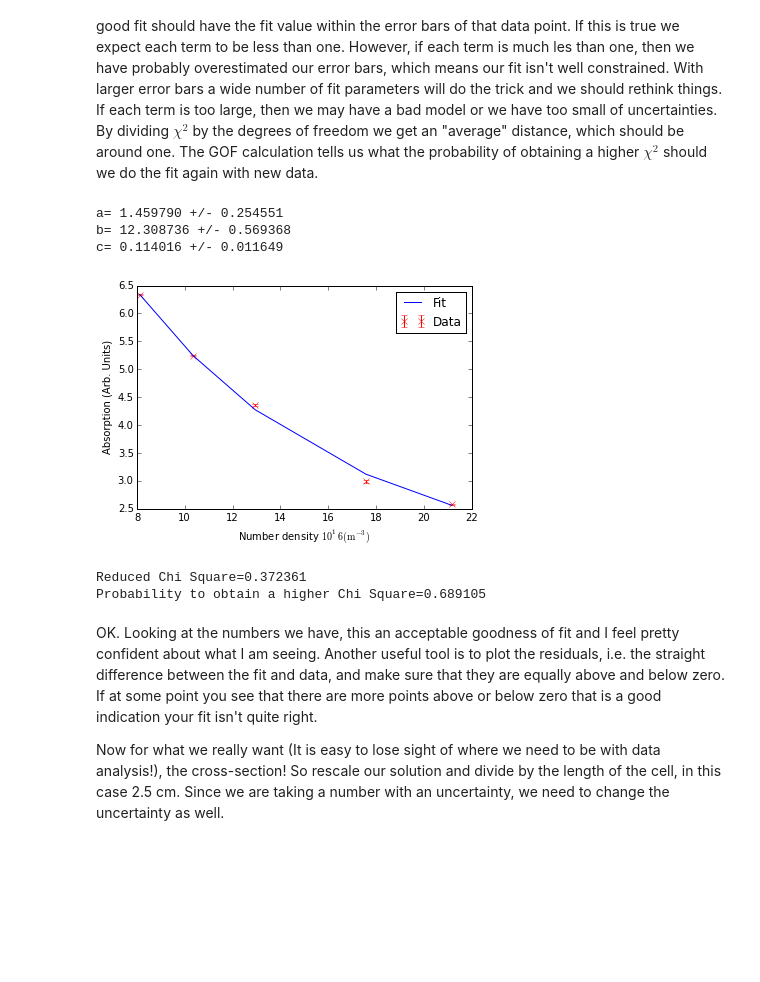
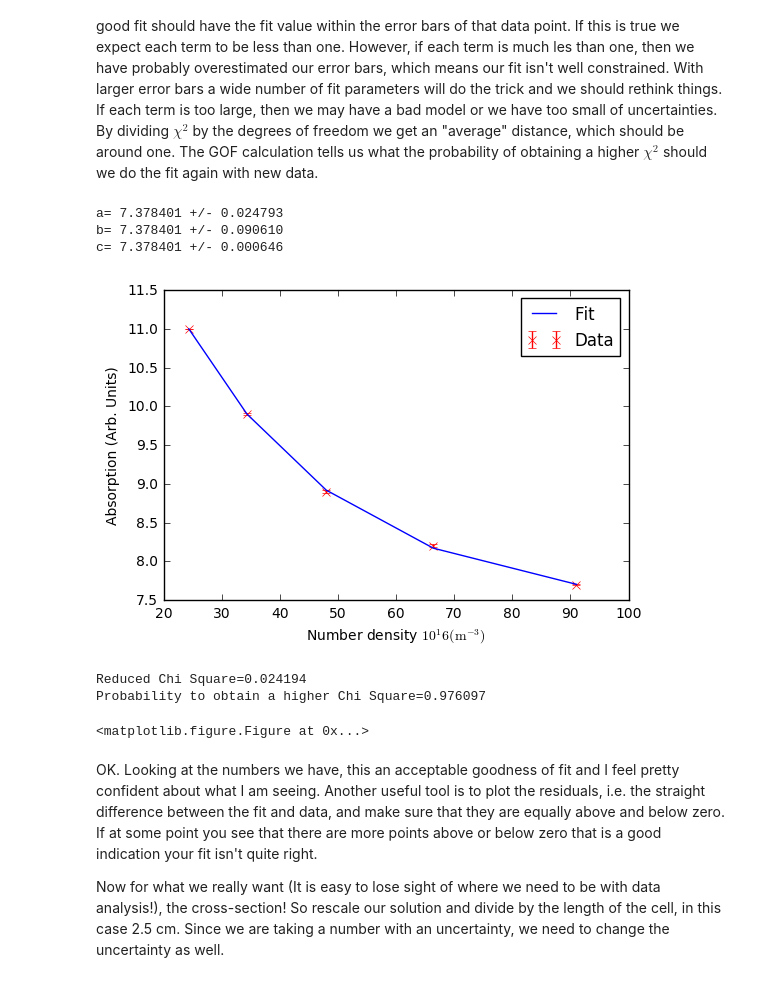
Before and after one commit to HartwickChaosLab/Physics-IPython-Notebooks, a Jupyter notebook: Optics-NB/Data-Analysis-for-Optical-Absorption.ipynb, the cells around one changed output. Saved outputs shown, nothing was run; the diff lists cells and outputs as text; code cells hidden in the pictures; blank space fills up the shorter version.

```diff
--- a/Optics-NB/Data-Analysis-for-Optical-Absorption.ipynb
+++ b/Optics-NB/Data-Analysis-for-Optical-Absorption.ipynb
@@ -25,7 +26,7 @@ from scipy.stats import chisqprob
 # %%
 #Constants that we need.
 #temp=linspace(300,400,6) #If we want to generate a temperature sequence automatically
-temp=array([323.,326.2,329.2,333.4,336]) #or just type in by hand what we used in the experiment
+temp=array([338,343,348,353,358]) #or just type in by hand what we used in the experiment
 Lv=69.2e3 #Latent heat of rubidium, units J/mol
 R=8.31 #gas constant J/K/mol
 T0=312.79 #reference Temp K
@@ -40,4 +41,5 @@ $P=P_0e^{-L_v/R*(\frac{1}{T}-\frac{1}{T_o})}$
 
 The constants are referenced in the cell above.
 # %%
-P=P0*exp(-Lv/R*(1/temp-1/T0))
+P=P0*exp(-Lv/R*(1./temp-1./T0))
+P
@@ -82,7 +86,7 @@ $I=I_o e^{-\sigma n l}$
 $\sigma$ is the cross-section of absorption (think of this as an effective area of a Rb atom). The 'bigger' the atom appears to light, the more likely the atom is to absorb light. We are not going to derive the cross-section here, we will just treat it as a property of Rb that we are interested in. It depends, among other things, on the wavelength of light. This is why we went to great lengths to isolate the D1 line. We will be taking this data as a function of number density, $n$. First let's plot our data to see what we are dealing with. This always a good first step in determining how we are going to fit.
 # %%
 #Our data
-ABS=array([6.339,5.24,4.36,2.99,2.58]) #Absorbtion proxy, ie photodetector signal
+ABS=array([11,9.9,8.9,8.2,7.7]) #Absorbtion proxy, ie photodetector signal
 s=array([0.002,0.01,0.02,0.02,0.01]) #uncertainty in voltage
 # %%
 plt.xlabel('Number density 10^16 (m^-3)')
@@ -145,39 +152,43 @@ $\chi^2=\sum_i(\frac{\textrm{fit}_i-\textrm{model}_i)}{\sigma_i})^2$
 
 The reduced $\chi^2$ function ($\chi^2_\nu$) is just $\chi^2$ divided by the number of degrees of freedom. The degrees of freedom is just the number of data points used in the fit divided by the number of fitting parameters. What does $\chi^2$ and $\chi^2_\nu$ tell us? Looking at $\chi^2$ we see that each term in the sum is telling us how far the model and the data are from each other relative to the uncertainty. A good fit should have the fit value within the error bars of that data point. If this is true we expect each term to be less than one. However, if each term is much les than one, then we have probably overestimated our error bars, which means our fit isn't well constrained. With larger error bars a wide number of fit parameters will do the trick and we should rethink things. If each term is too large, then we may have a bad model or we have too small of uncertainties. By dividing $\chi^2$ by the degrees of freedom we get an "average" distance, which should be around one. The GOF calculation tells us what the probability of obtaining a higher $\chi^2$ should we do the fit again with new data.
 # %%
-x0=array([-1,20,0.8]) #Enter your intial guess here x0={a,b,c}
+x0=array([8,6.8,0.8]) #Enter your intial guess here x0={a,b,c}
 #calls the solver and puts the solution into the array solution, the uncertainties are put into the
 #array covar.
 solution,covar= optimization.curve_fit(func,number_density,ABS,x0,s)
 #Fit parameters and uncertainties
-print "a= %f +/- %f " % (solution[0],sqrt(covar[0,0]))
-print "b= %f +/- %f " % (solution[1],sqrt(covar[1,1]))
-print "c= %f +/- %f " % (solution[2],sqrt(covar[2,2]))
+print("a= %f +/- %f" % (solution[0],sqrt(covar[0,0])))
+print("b= %f +/- %f" % (solution[0],sqrt(covar[1,1])))
+print("c= %f +/- %f" % (solution[0],sqrt(covar[2,2])))
 
 plt.xlabel(r'Number density $10^16 (\mathrm{m}^{-3})$')
 plt.ylabel('Absorption (Arb. Units)')
 plt.errorbar(number_density, ABS, fmt = 'rx', yerr =s,label='Data')
 plt.plot(number_density,func(number_density,solution[0],solution[1],solution[2]),label='Fit')
 plt.legend(loc='upper right')
 plt.show()
 #Calculate Goodness of fit.
 chisqr=numpy.sum((ABS-func(number_density,solution[0],solution[1],solution[2]))/s)**2
 dof=len(ABS)-len(x0)
 GOF = 1. - chi2.cdf(chisqr,dof)
-print "Reduced Chi Square=%f"%(chisqr/dof)
-print "Probability to obtain a higher Chi Square=%f"%(GOF)
+print("Reduced Chi Square=%f" %(chisqr/dof))
+print("Probability to obtain a higher Chi Square=%f"%(GOF))
+fig = plt.gcf()
+#py.iplot_mpl(fig)
+
 
 #Uncomment the next line to export graph to a file. As the line below stands, the file will be
 #placed in the same directory as the notebook file.
 
-#plt.savefig("data.pdf")
+#plt.savefig("blah.pdf")
 # %% [output]
-a= 1.459790 +/- 0.254551
-b= 12.308736 +/- 0.569368
-c= 0.114016 +/- 0.011649
+a= 7.378401 +/- 0.024793
+b= 7.378401 +/- 0.090610
+c= 7.378401 +/- 0.000646
-[figure, old version]
+[figure, new version]
-Reduced Chi Square=0.372361
-Probability to obtain a higher Chi Square=0.689105
+Reduced Chi Square=0.024194
+Probability to obtain a higher Chi Square=0.976097
+<matplotlib.figure.Figure at 0x...>
 # %% [markdown]
 OK. Looking at the numbers we have, this an acceptable goodness of fit and I feel pretty confident about what I am seeing. Another useful tool is to plot the residuals, i.e. the straight difference between the fit and data, and make sure that they are equally above and below zero. If at some point you see that there are more points above or below zero that is a good indication your fit isn't quite right.
 
```
Also changed, not shown: parts of 11 cells of this notebook, 2 other files.
